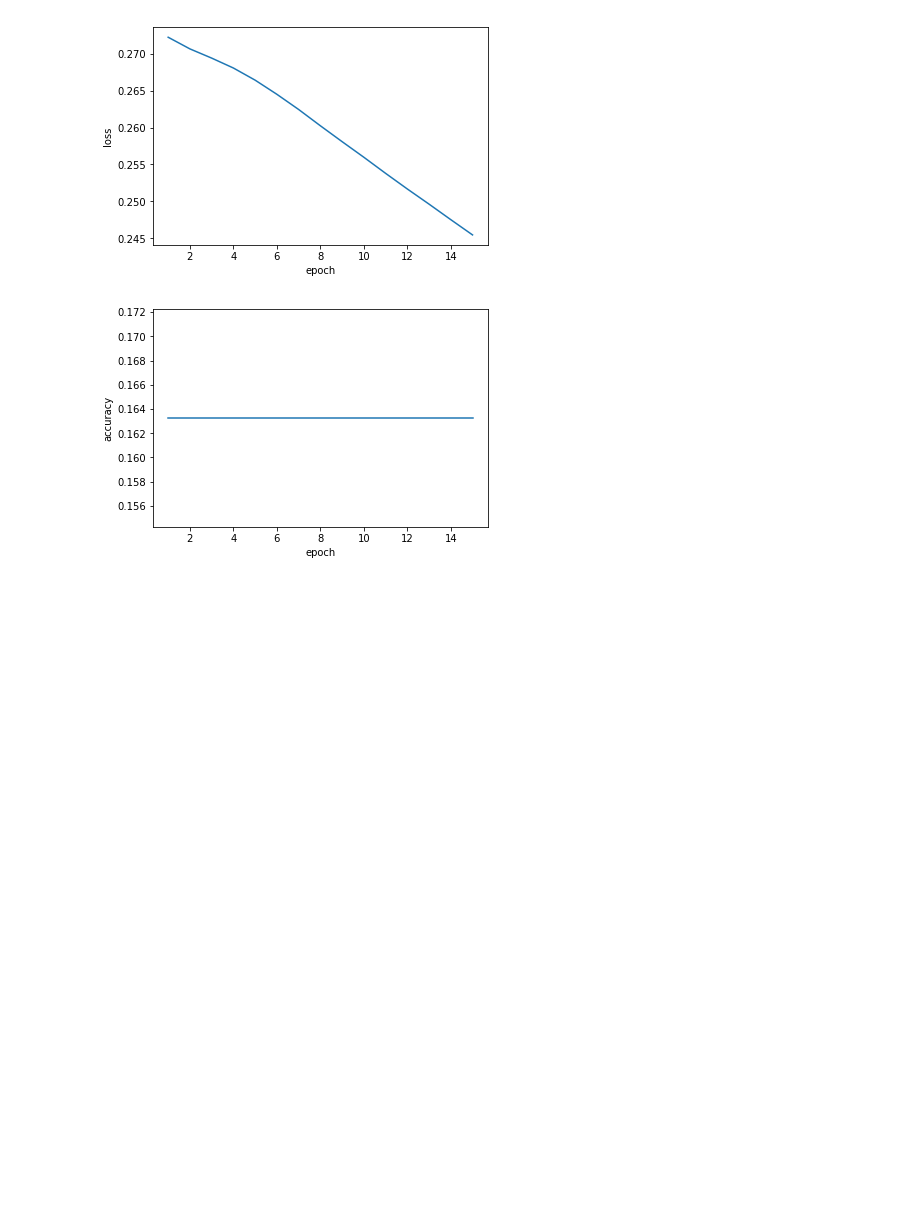
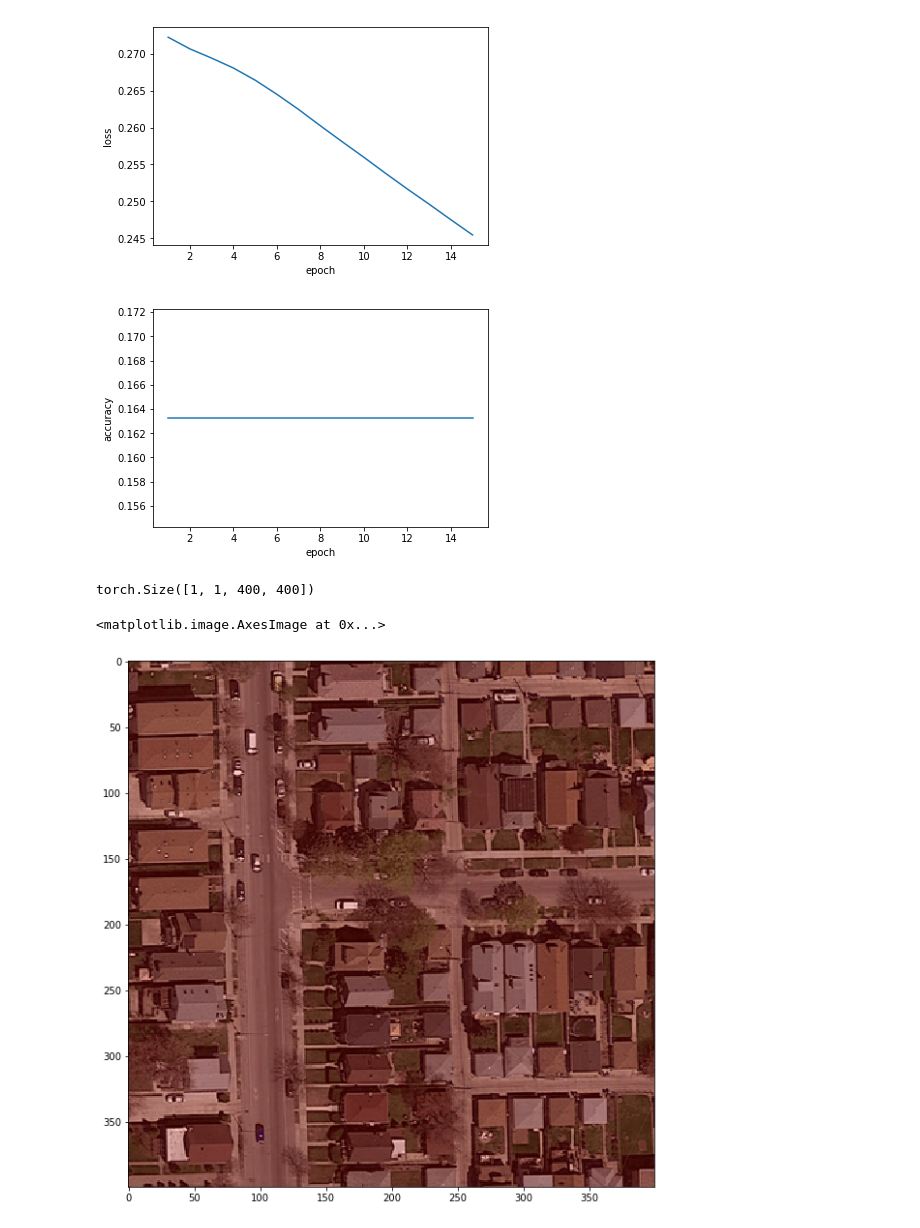
Before and after one commit to diegofiori/ML_RoadSegmentation, a Jupyter notebook: ML_notebook_Diego.ipynb, the cells around one changed output. Saved outputs shown, nothing was run; the diff lists cells and outputs as text; code cells hidden in the pictures; blank space fills up the shorter version.

```diff
--- a/ML_notebook_Diego.ipynb
+++ b/ML_notebook_Diego.ipynb
@@ -140,15 +61,0 @@ def bagging_NN(dataset, label, percentage_train_data, nb_model, w, h, lr, max_ep
-# %%
-# valerio modifica questo
-percentage_train_data=0.05
-nb_model=2
-w=16
-h=16
-lr=1e-4
-max_epochs=2
-mini_batch_size=1
-dropout=0
-models, F1_error= bagging_NN(imgs, gt_imgs, percentage_train_data, nb_model, w, h, lr, max_epochs, mini_batch_size, dropout)
-# %%
-a=np.array([[0,0],[0,1]])
-ind= np.where(a[1,:])
-print(ind)
@@ -157,4 +62,2 @@ print(ind)
-# %%
-a = tc.tensor([0,1])
 # %% [markdown]
 # The U-Net
@@ -235,7 +131,0 @@ class UNet(tc.nn.Module):
-# %%
-img = imgs[0]
-a = add_segment(img)
-#print(a.shape)
-#a = make_img_overlay(img, a.reshape(400,400))
-plt.figure(figsize=(10, 10))
-plt.imshow(a)
@@ -431,14 +316,20 @@ let's start to train the Net
 # %%
 # test on a image
 image = [imgs[20]]
+image = preprocessing_for_UNet(image)
 image = from_list_to_tensor(image)
 image = (image - image.mean())/image.std()
 prediction = model(image)
+print(prediction.size())
 prediction =  prediction.detach_().numpy()[0,0,:,:]
 prediction = (prediction > 0.5)*1
 #mask = gt_imgs[20]
 mask = prediction
 image = make_img_overlay(imgs[20], mask)
 
 plt.figure(figsize=(10,10))
 plt.imshow(image)
+# %% [output]
+torch.Size([1, 1, 400, 400])
+<matplotlib.image.AxesImage at 0x...>
+[figure, added]
```
Also changed, not shown: parts of 13 cells of this notebook.
